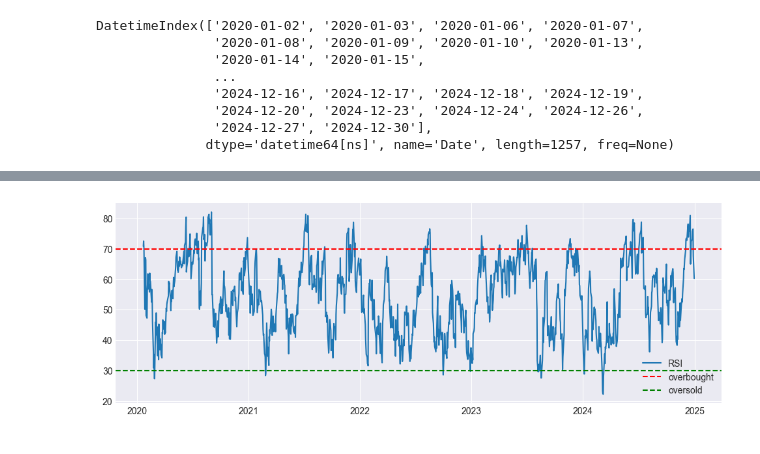
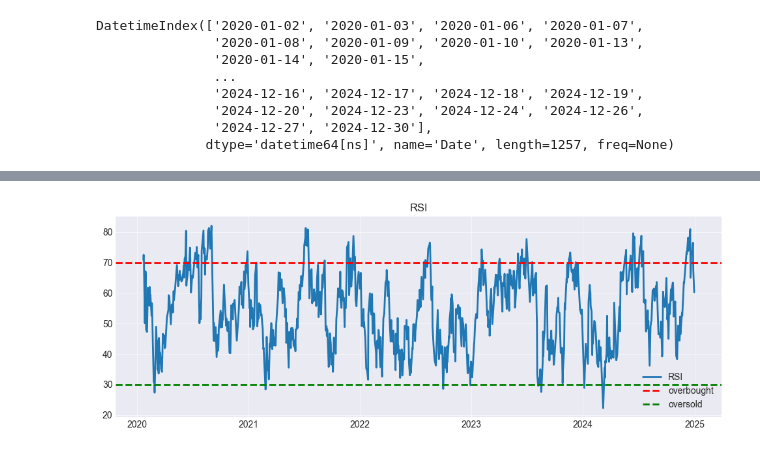
Before and after one commit to GowrishankarSMenon/stock-analysis-and-report, a Jupyter notebook: stock_price_analysis.ipynb, the cells around one changed output, grey strips where cells are left out. Drawn from its saved outputs; the diff is of its cells as text; code cells hidden in the pictures.

```diff
--- a/stock_price_analysis.ipynb
+++ b/stock_price_analysis.ipynb
@@ -83,13 +85,14 @@ Name: MA20, Length: 1257, dtype: float64
 # %%
 rsi = RSIIndicator(close=data['Close'].squeeze(), window=14)
 data['RSI'] = rsi.rsi()
 
 plt.figure(figsize=(12,4))
 plt.plot(data.index, data['RSI'], label='RSI')
 plt.axhline(70, color="red", linestyle="--", label="overbought")
 plt.axhline(30, color="green", linestyle="--", label="oversold")
 plt.legend()
 plt.grid(True)
+plt.title("RSI")
 plt.show()
 # %% [output]
-[figure, old version]
+[figure, new version]
```
Also changed, not shown: parts of 7 cells of this notebook, 3 other files.
